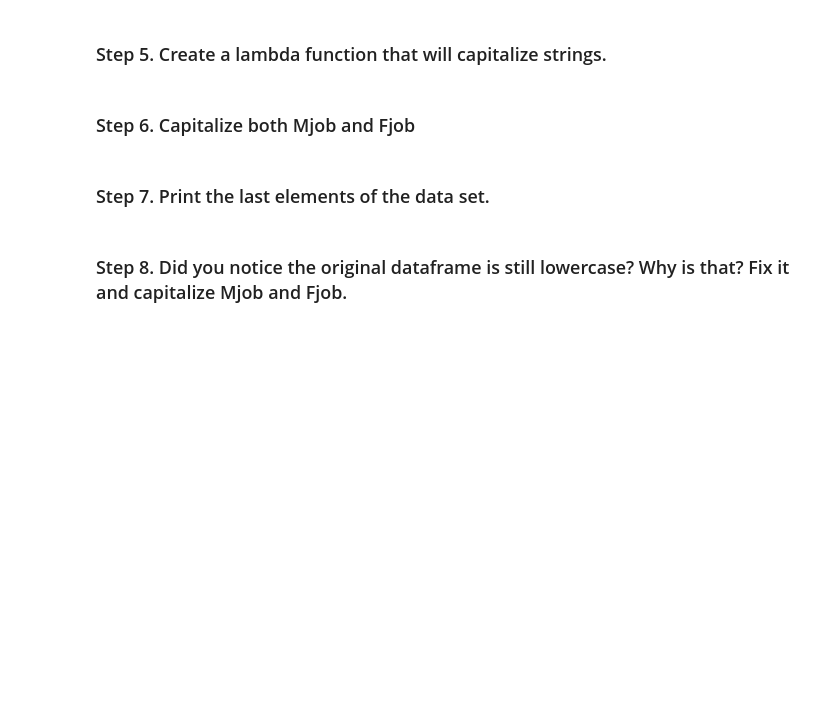
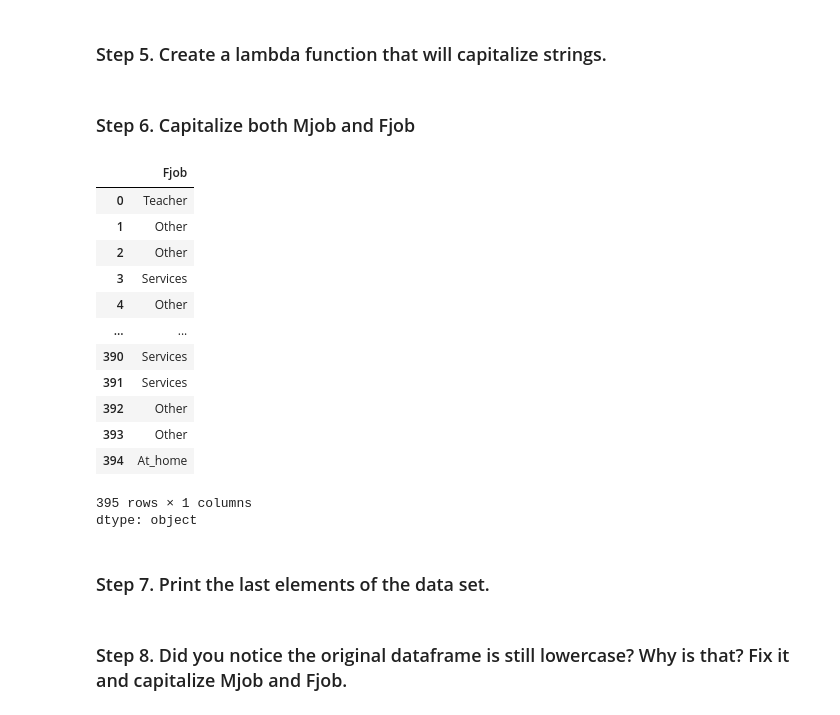
Before and after one commit to omj3424/Python_Programming_Study, a Jupyter notebook: pandas_exercises/04_Apply/Students_Alcohol_Consumption/Exercises.ipynb, the cells around one changed output. Drawn from its saved outputs; the diff is of its cells as text; code cells hidden in the pictures; blank space fills up the shorter version.

```diff
--- a/pandas_exercises/04_Apply/Students_Alcohol_Consumption/Exercises.ipynb
+++ b/pandas_exercises/04_Apply/Students_Alcohol_Consumption/Exercises.ipynb
@@ -54,8 +54,28 @@ df.loc[:, 'school':'guardian']
 395 rows × 12 columns
 # %% [markdown]
 ### Step 5. Create a lambda function that will capitalize strings.
+# %%
+capitalizer = lambda x: x.capitalize()
 # %% [markdown]
 ### Step 6. Capitalize both Mjob and Fjob
+# %%
+df['Mjob'].apply(capitalizer)
+df['Fjob'].apply(capitalizer)
+# %% [output]
+|  | Fjob |
+| 0 | Teacher |
+| 1 | Other |
+| 2 | Other |
+| 3 | Services |
+| 4 | Other |
+| ... | ... |
+| 390 | Services |
+| 391 | Services |
+| 392 | Other |
+| 393 | Other |
+| 394 | At_home |
+395 rows × 1 columns
+dtype: object
 # %% [markdown]
 ### Step 7. Print the last elements of the data set.
 # %% [markdown]
```
